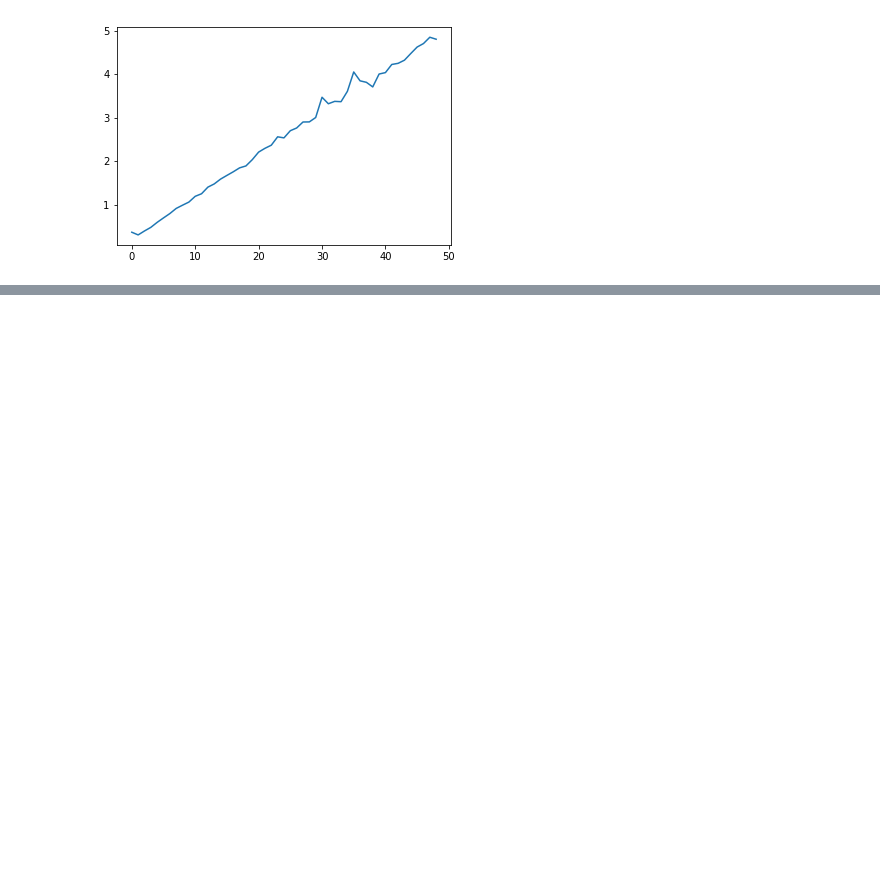
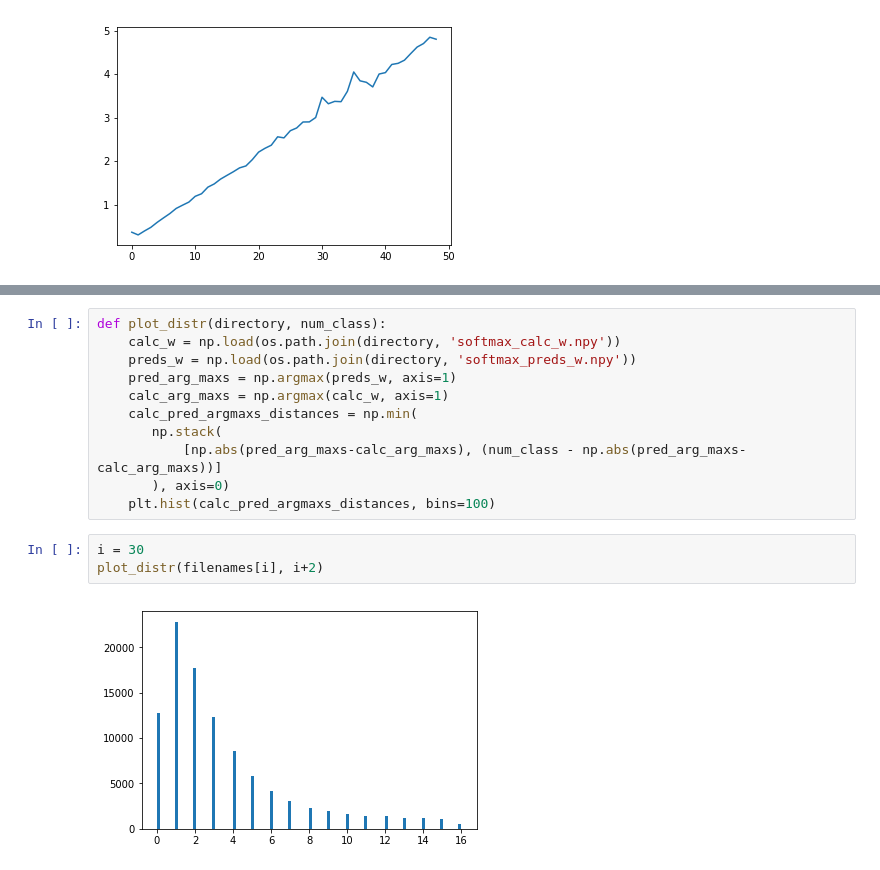
Before and after one commit to klasocha/HiggsCP, a Jupyter notebook: notebooks/Analyze_different_class_num.ipynb, the cells around one changed output, grey strips where cells are left out. Cells and saved outputs as stored; diff of their text form; blank space fills up the shorter version.

```diff
--- a/notebooks/Analyze_different_class_num.ipynb
+++ b/notebooks/Analyze_different_class_num.ipynb
@@ -92,0 +92,16 @@ array([ 0.63801   ,  1.        ,  1.        ,  1.        , -0.60979   ,
+# %%
+def plot_distr(directory, num_class):
+    calc_w = np.load(os.path.join(directory, 'softmax_calc_w.npy'))
+    preds_w = np.load(os.path.join(directory, 'softmax_preds_w.npy'))
+    pred_arg_maxs = np.argmax(preds_w, axis=1)
+    calc_arg_maxs = np.argmax(calc_w, axis=1)
+    calc_pred_argmaxs_distances = np.min(
+       np.stack(
+           [np.abs(pred_arg_maxs-calc_arg_maxs), (num_class - np.abs(pred_arg_maxs-calc_arg_maxs))]
+       ), axis=0)
+    plt.hist(calc_pred_argmaxs_distances, bins=100)
+# %%
+i = 30
+plot_distr(filenames[i], i+2)
+# %% [output]
+[figure, added]
```
Also changed, not shown: parts of 6 cells of this notebook, 1 other file.
